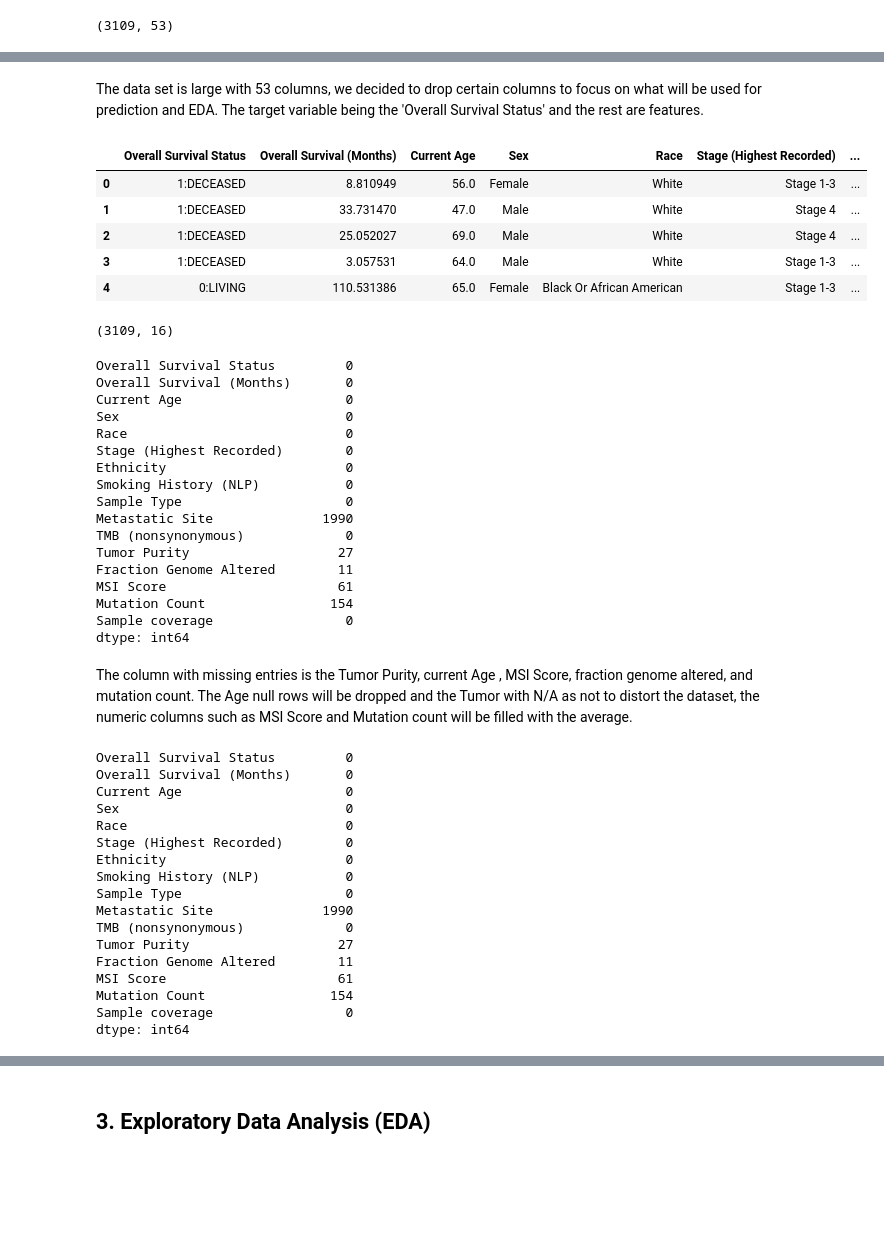
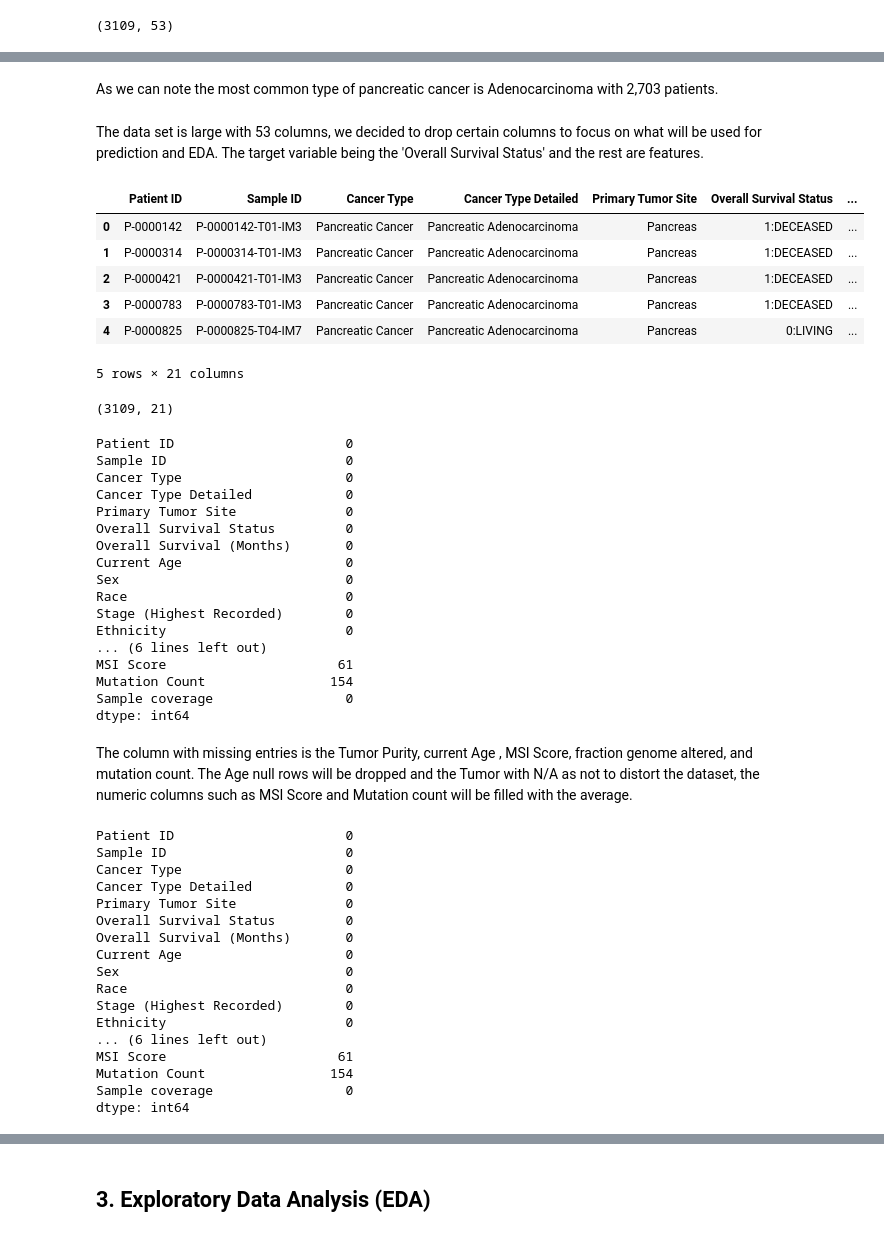
Before and after one commit to chriskarta/Pancreatic-Cancer-Survival-Prediction, a Jupyter notebook: index.ipynb, the cells around one changed output, grey strips where cells are left out. Drawn from its saved outputs; the diff is of its cells as text; code cells hidden in the pictures; blank space fills up the shorter version.

```diff
--- a/index.ipynb
+++ b/index.ipynb
@@ -152,30 +195,39 @@ df_filtered.shape
+# %% [markdown]
+As we can note the most common type of pancreatic cancer is Adenocarcinoma with 2,703 patients.
 # %% [markdown]
 The data set is large with 53 columns, we decided to drop certain columns to focus on what will be used for prediction and EDA. The target variable being the 'Overall Survival Status' and the rest are features.
 # %%
 # Dropping columns and focusing on the selected columns
 df_filtered = df_filtered[[
+    'Patient ID','Sample ID','Cancer Type','Cancer Type Detailed','Primary Tumor Site',
     'Overall Survival Status','Overall Survival (Months)','Current Age','Sex','Race','Stage (Highest Recorded)',
     'Ethnicity','Smoking History (NLP)','Sample Type','Metastatic Site','TMB (nonsynonymous)','Tumor Purity','Fraction Genome Altered',
     'MSI Score','Mutation Count','Sample coverage'
 ]]
 
 # The new dataset cleaned and filtered dataset
 df_filtered.head()
 # %% [output]
-|  | Overall Survival Status | Overall Survival (Months) | Current Age | Sex | Race | Stage (Highest Recorded) | ... |
-| 0 | 1:DECEASED | 8.810949 | 56.0 | Female | White | Stage 1-3 | ... |
-| 1 | 1:DECEASED | 33.731470 | 47.0 | Male | White | Stage 4 | ... |
-| 2 | 1:DECEASED | 25.052027 | 69.0 | Male | White | Stage 4 | ... |
-| 3 | 1:DECEASED | 3.057531 | 64.0 | Male | White | Stage 1-3 | ... |
-| 4 | 0:LIVING | 110.531386 | 65.0 | Female | Black Or African American | Stage 1-3 | ... |
+|  | Patient ID | Sample ID | Cancer Type | Cancer Type Detailed | Primary Tumor Site | Overall Survival Status | ... |
+| 0 | P-0000142 | P-0000142-T01-IM3 | Pancreatic Cancer | Pancreatic Adenocarcinoma | Pancreas | 1:DECEASED | ... |
+| 1 | P-0000314 | P-0000314-T01-IM3 | Pancreatic Cancer | Pancreatic Adenocarcinoma | Pancreas | 1:DECEASED | ... |
+| 2 | P-0000421 | P-0000421-T01-IM3 | Pancreatic Cancer | Pancreatic Adenocarcinoma | Pancreas | 1:DECEASED | ... |
+| 3 | P-0000783 | P-0000783-T01-IM3 | Pancreatic Cancer | Pancreatic Adenocarcinoma | Pancreas | 1:DECEASED | ... |
+| 4 | P-0000825 | P-0000825-T04-IM7 | Pancreatic Cancer | Pancreatic Adenocarcinoma | Pancreas | 0:LIVING | ... |
+5 rows × 21 columns
 # %%
 df_filtered.shape
 # %% [output]
-(3109, 16)
+(3109, 21)
 # %%
 # Finding Nulls and Missing entries
 df_filtered.isnull().sum()
 # %% [output]
+Patient ID                      0
+Sample ID                       0
+Cancer Type                     0
+Cancer Type Detailed            0
+Primary Tumor Site              0
 Overall Survival Status         0
 Overall Survival (Months)       0
 Current Age                     0
@@ -183,12 +235,7 @@ Sex                             0
 Race                            0
 Stage (Highest Recorded)        0
 Ethnicity                       0
-Smoking History (NLP)           0
-Sample Type                     0
-Metastatic Site              1990
-TMB (nonsynonymous)             0
-Tumor Purity                   27
-Fraction Genome Altered        11
+... (6 lines left out)
 MSI Score                      61
 Mutation Count                154
 Sample coverage                 0
@@ -200,6 +247,11 @@ The column with missing entries is the Tumor Purity, current Age , MSI Score, fr
 df_filtered = df_filtered.dropna(subset=['Current Age'])
 df_filtered.isnull().sum()
 # %% [output]
+Patient ID                      0
+Sample ID                       0
+Cancer Type                     0
+Cancer Type Detailed            0
+Primary Tumor Site              0
 Overall Survival Status         0
 Overall Survival (Months)       0
 Current Age                     0
@@ -207,12 +259,7 @@ Sex                             0
 Race                            0
 Stage (Highest Recorded)        0
 Ethnicity                       0
-Smoking History (NLP)           0
-Sample Type                     0
-Metastatic Site              1990
-TMB (nonsynonymous)             0
-Tumor Purity                   27
-Fraction Genome Altered        11
+... (6 lines left out)
 MSI Score                      61
 Mutation Count                154
 Sample coverage                 0
```
Also changed, not shown: parts of 19 cells of this notebook, 1 other file.
